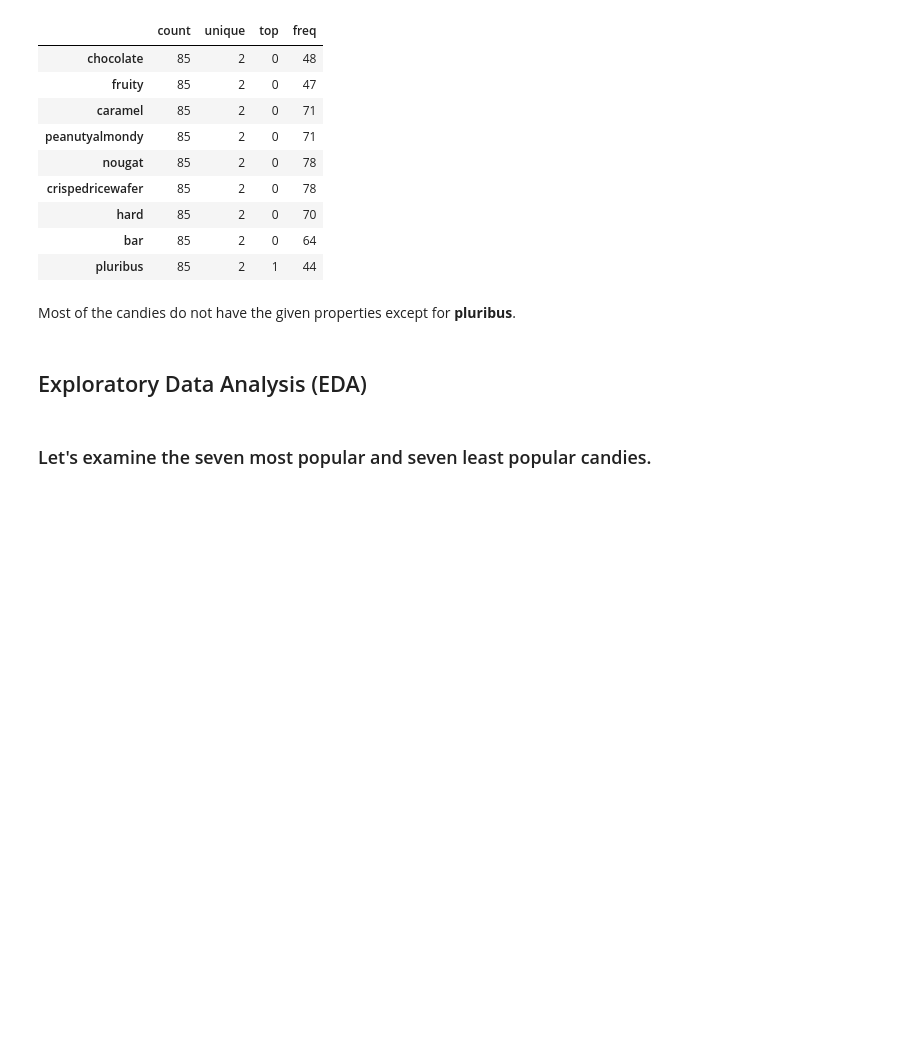
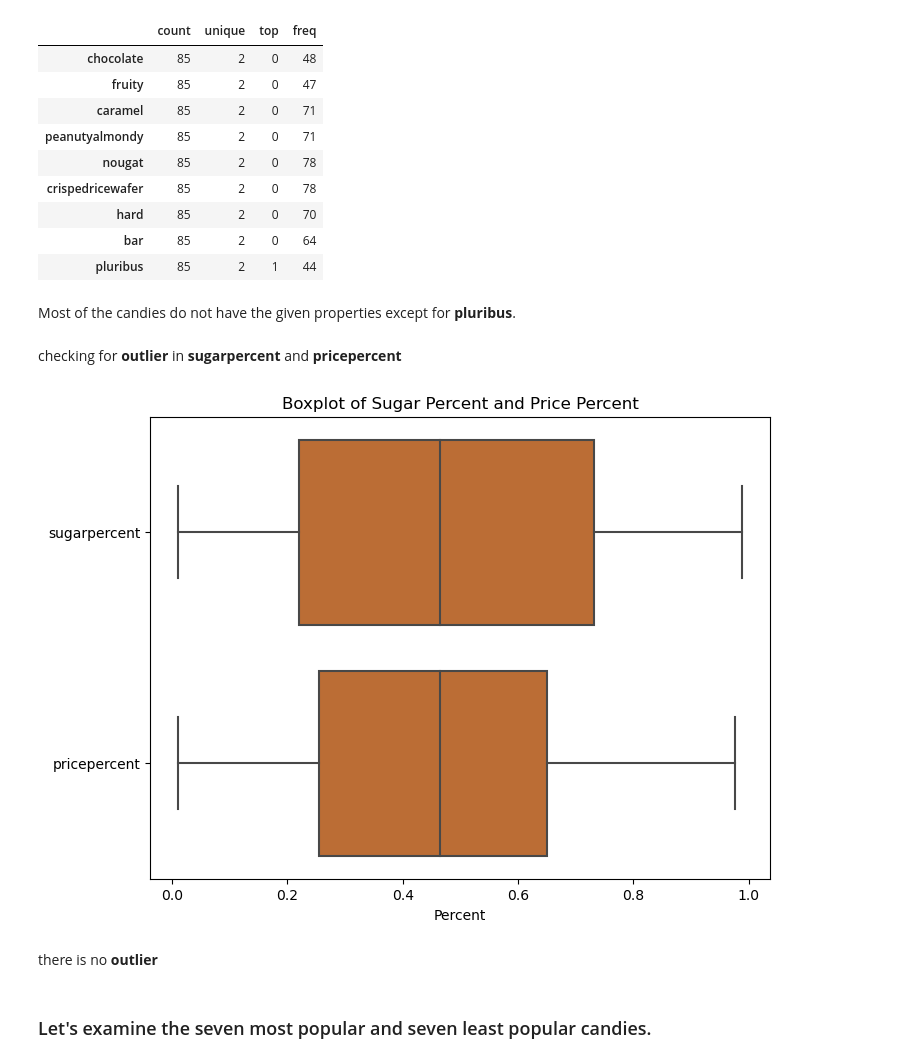
Before and after one commit to Jrana1/Candy-Ranking-Analysis, a Jupyter notebook: Lidl-Analytics-Case-Study.ipynb, the cells around one changed output. Saved outputs shown, nothing was run; the diff lists cells and outputs as text; code cells hidden in the pictures; blank space fills up the shorter version.

```diff
--- a/Lidl-Analytics-Case-Study.ipynb
+++ b/Lidl-Analytics-Case-Study.ipynb
@@ -130,8 +132,24 @@ df[[col for col in cols if col not in ['sugarpercent','pricepercent','winpercent
 | pluribus | 85 | 2 | 1 | 44 |
 # %% [markdown]
 Most of the candies do not have the given properties except for **pluribus**.
-# %% [markdown]
-## Exploratory Data Analysis (EDA)
+# %% [markdown]
+checking for **outlier** in **sugarpercent** and **pricepercent**
+# %%
+data = {
+    'sugarpercent': df['sugarpercent'],
+    'pricepercent': df['pricepercent']
+}
+df_box = pd.DataFrame(data)
+# Creating a horizontal boxplot for both variables
+plt.figure(figsize=(8, 6))
+sns.boxplot(data=df_box, orient='h',color='chocolate')
+plt.title('Boxplot of Sugar Percent and Price Percent')
+plt.xlabel('Percent')
+plt.show()
+# %% [output]
+[figure, added]
+# %% [markdown]
+there is no **outlier**
 # %% [markdown]
 ### Let's examine the seven most popular and seven least popular candies.
 # %%
```
Also changed, not shown: parts of 32 cells of this notebook.
